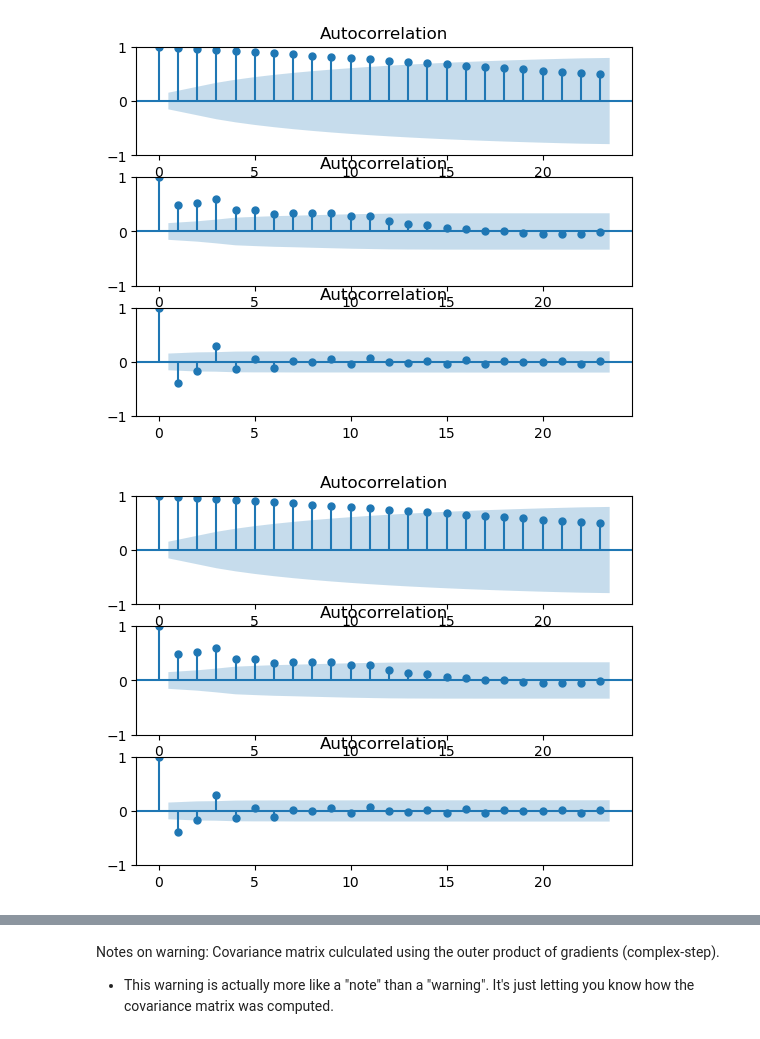
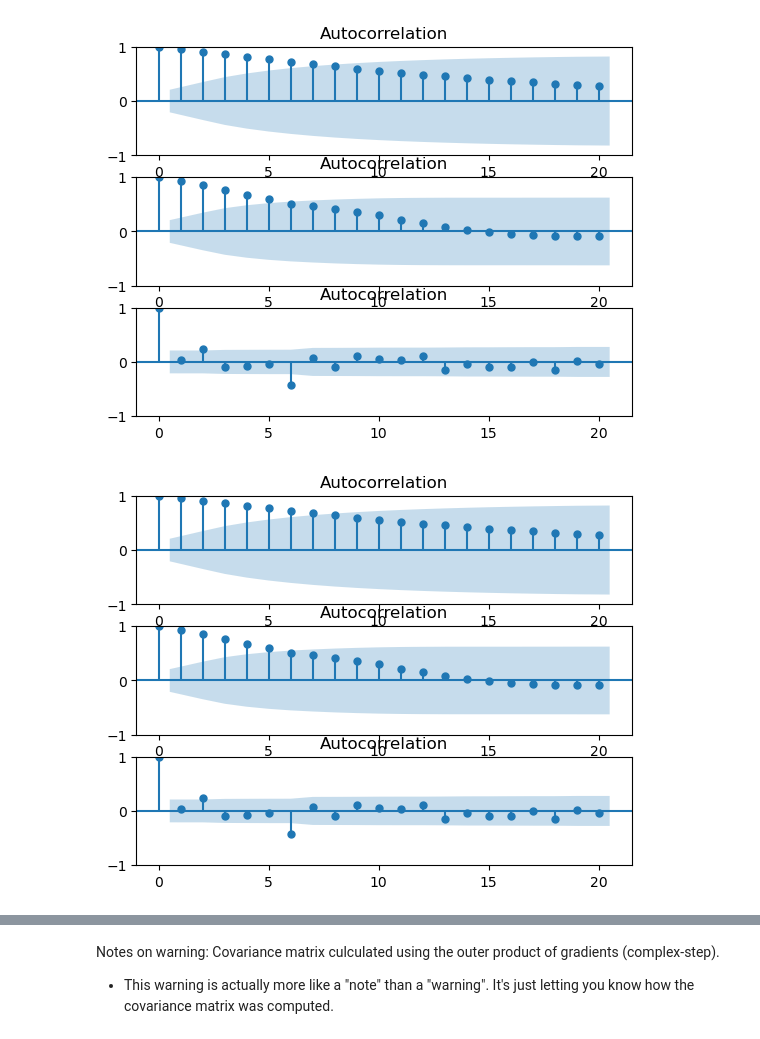
Before and after one commit to eihwood/Haystacks.AI-7, a Jupyter notebook: src/stats_models_sarimax.ipynb, the cells around one changed output, grey strips where cells are left out. Drawn from its saved outputs; the diff is of its cells as text; code cells hidden in the pictures.

```diff
--- a/src/stats_models_sarimax.ipynb
+++ b/src/stats_models_sarimax.ipynb
@@ -38,6 +39,15 @@ plt.show()
 # %%
 #train_test_split
-tr_start,tr_end = '2010-01-01','2022-07-01'
-te_start,te_end = '2022-08-01','2023-08-01'
+tr_start,tr_end = '2015-01-01','2022-05-01'
+te_start,te_end = '2022-06-01','2023-06-01'
 tra = df_sub['sfr_rental_index'][tr_start:tr_end].dropna()
 tes = df_sub['sfr_rental_index'][te_start:te_end].dropna()
+
+
+# Select features that are available from 2015 onwards
+features = df_sub[['sfr_price_index', 'mfr_mean_rent_index', 'mfr_mean_occ_index']]
+#features['census_cbsa_geoid'] = features['census_cbsa_geoid'].astype(int)
+#features['census_zcta5_geoid'] = features['census_zcta5_geoid'].astype(int)
+
+exog_train=features.iloc[:,0:][tr_start:tr_end]
+exog_test = features.iloc[:, 0:][te_start:te_end]
@@ -91,14 +111,14 @@ for yr in range(2010, 2023):
 # %%
 from statsmodels.graphics.tsaplots import plot_acf
 fig, (ax1, ax2, ax3) = plt.subplots(3)
-plot_acf(df_sub.sfr_rental_index, ax=ax1)
-plot_acf(df_sub.sfr_rental_index.diff().dropna(), ax=ax2)
-plot_acf(df_sub.sfr_rental_index.diff().diff().dropna(), ax=ax3)
+plot_acf(tra, ax=ax1)
+plot_acf(tra.diff().dropna(), ax=ax2)
+plot_acf(tra.diff().diff().dropna(), ax=ax3)
 
 # Final decision: 1st order differencing
 # %% [output]
-[figure, old version]
+[figure, new version]
-[figure, old version]
+[figure, new version]
 # %%
 #The partial autocorrelation function plot can be used to draw a correlation
 # between the time series and its lag while the contribution from intermediate lags can be ignored.
```
Also changed, not shown: parts of 30 cells of this notebook, 6 other files.
